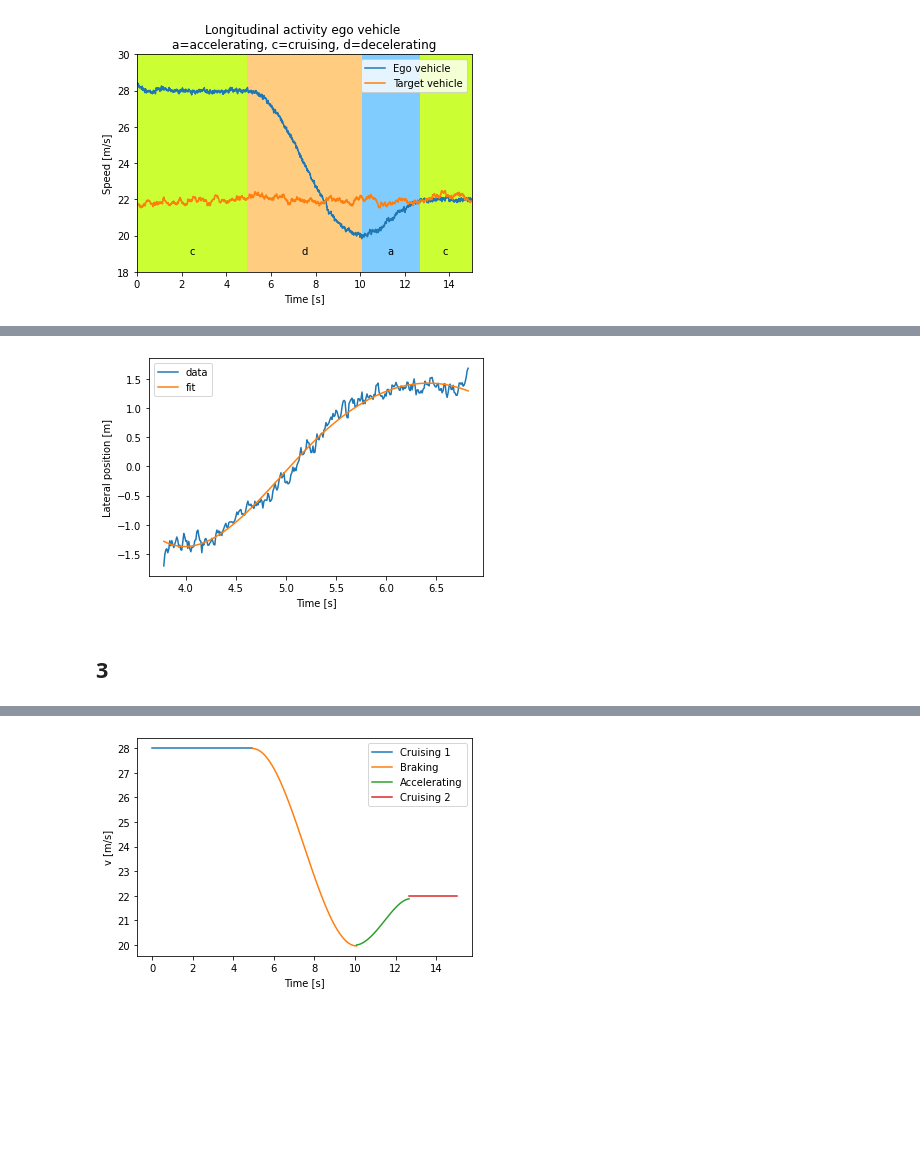
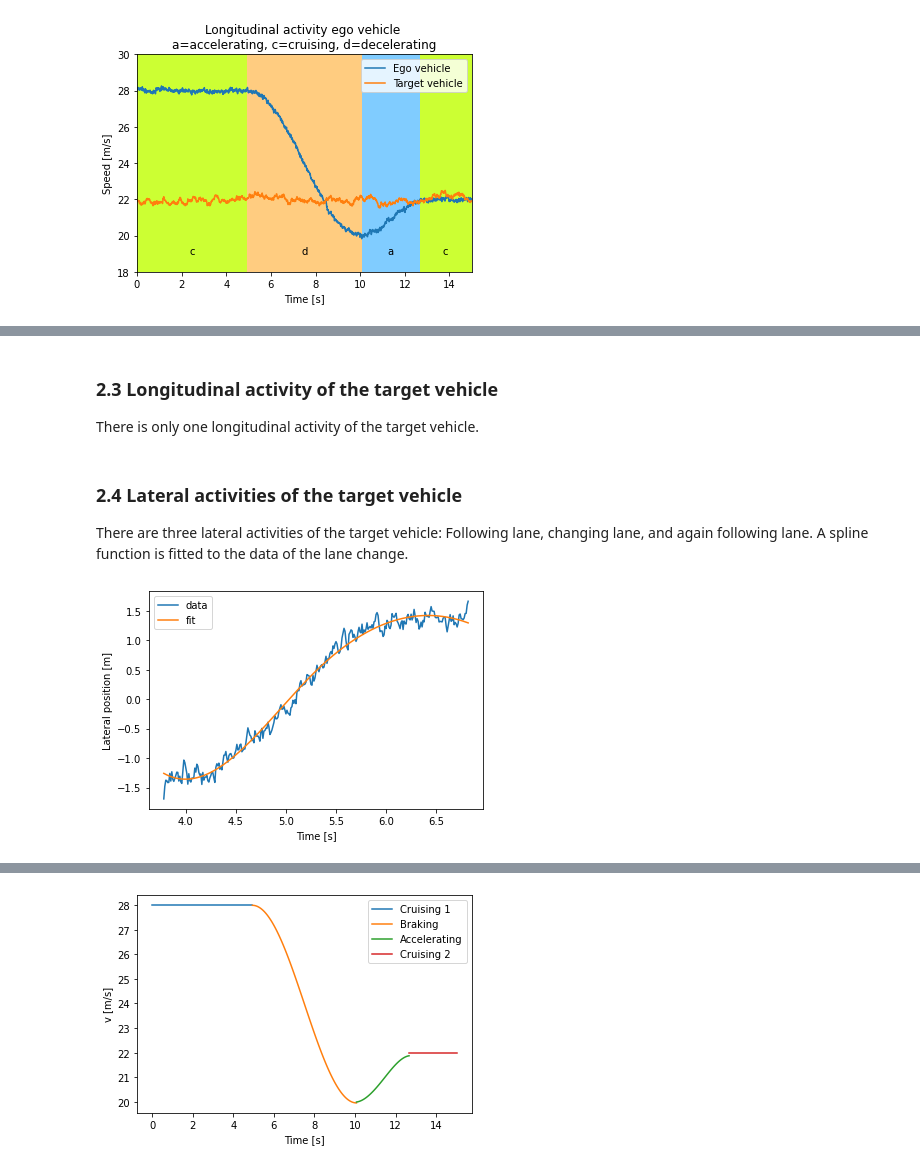
Before and after one commit to ErwindeGelder/ScenarioDomainModel, a Jupyter notebook: 20200729 Domain Model/Tutorial 3 Scenario from data.ipynb, the cells around one changed output, grey strips where cells are left out. Cells and saved outputs as stored; diff of their text form; code cells hidden in the pictures; blank space fills up the shorter version.

```diff
--- a/20200729 Domain Model/Tutorial 3 Scenario from data.ipynb
+++ b/20200729 Domain Model/Tutorial 3 Scenario from data.ipynb
@@ -137,3 +202,7 @@ Y_CENTER = DF["line_left"] - DF["line_right"]
 PARAMETERS = FOLLOWING_LANE_CATEGORY.fit(np.array(DF.index), -DF["line_right"].values)
 STRAIGHT_EGO = Activity(FOLLOWING_LANE_CATEGORY, PARAMETERS,
                         start=CRUISING_EGO1.start, end=CRUISING_EGO2.end, name="Following lane ego")
+# %% [markdown]
+### 2.3 Longitudinal activity of the target vehicle
+
+There is only one longitudinal activity of the target vehicle.
@@ -140,21 +214,25 @@ STRAIGHT_EGO = Activity(FOLLOWING_LANE_CATEGORY, PARAMETERS,
+# %% [markdown]
+### 2.4 Lateral activities of the target vehicle
+
+There are three lateral activities of the target vehicle: Following lane, changing lane, and again following lane. A spline function is fitted to the data of the lane change.
 # %%
 # Create activity that describes the lane change of the target vehicle.
-Y_TARGET = 1.5 - (DF["line_left_target"] + DF["line_right_target"])/2
+Y_TARGET = -DF["line_right_target"]
 TIME = np.array(DF.loc[I_EVENT_LAT_TARGET[1]:I_EVENT_LAT_TARGET[2]].index.to_list())
 PARAMETERS = CHANGING_LANE_CATEGORY.fit(TIME, Y_TARGET[I_EVENT_LAT_TARGET[1]:I_EVENT_LAT_TARGET[2]])
 LANE_CHANGE_TARGET = Activity(CHANGING_LANE_CATEGORY, PARAMETERS, start=I_EVENT_LAT_TARGET[1],
                               end=I_EVENT_LAT_TARGET[2], name="Lane change target",
                               tags=[Tag.VehicleLateralActivity_ChangingLane_Left])
 
 # Show the resulting fit.
 plt.plot(Y_TARGET[I_EVENT_LAT_TARGET[1]:I_EVENT_LAT_TARGET[2]], label="data")
 plt.plot(TIME, LANE_CHANGE_TARGET.get_state(PARAMETERS, time=TIME), label="fit")
 plt.xlabel("Time [s]")
 plt.ylabel("Lateral position [m]")
 plt.legend()
 plt.show()
 # %% [output]
-[figure, old version]
+[figure, new version]
 # %%
 # Fit the other lateral activities of the target vehicle.
 TIME = DF.loc[I_EVENT_LAT_TARGET[0]:I_EVENT_LAT_TARGET[1]].index.to_list()
@@ -173,2 +245,0 @@ CRUISING_TARGET = Activity(CRUISING_CATEGORY, PARAMETERS,
-# %% [markdown]
-## 3
```
Also changed, not shown: parts of 36 cells of this notebook.
